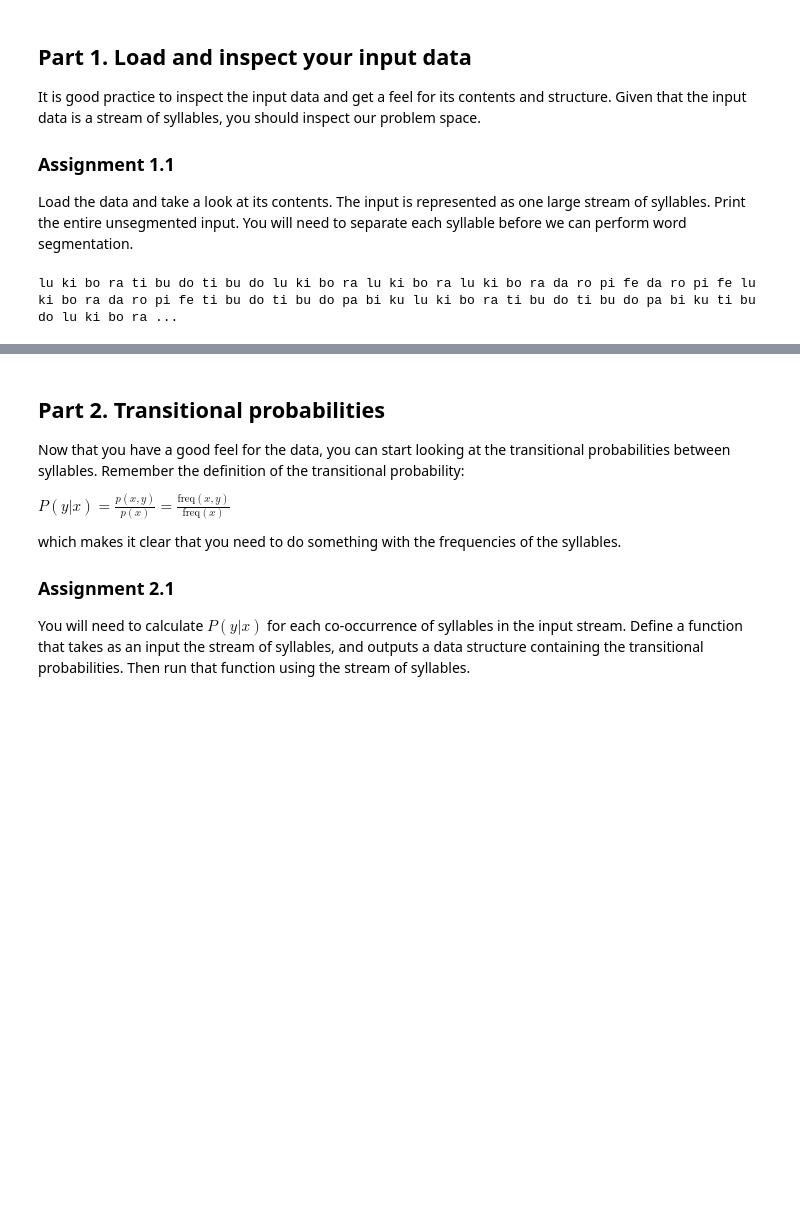
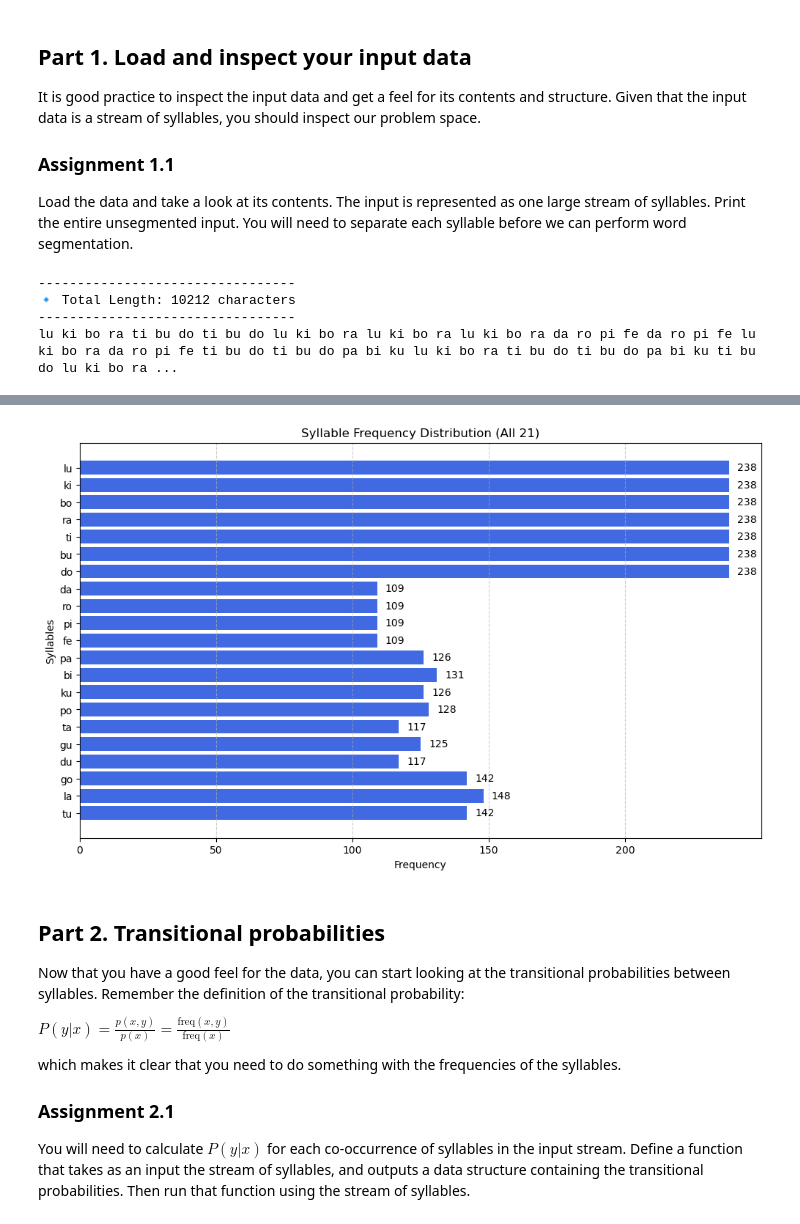
Before and after one commit to kooroshkz/Cognition_and_Computation, a Jupyter notebook: Project-2/language.ipynb, the cells around one changed output, grey strips where cells are left out. Drawn from its saved outputs; the diff is of its cells as text; code cells hidden in the pictures; blank space fills up the shorter version.

```diff
--- a/Project-2/language.ipynb
+++ b/Project-2/language.ipynb
@@ -39,9 +39,15 @@ Load the data and take a look at its contents. The input is represented as one l
 with open("input.txt") as f:
     rawdata = f.read()
 
-### your code
+
+print("-" * 33)
+print(f"🔹 Total Length: {len(rawdata)} characters")
+print("-" * 33)
 print(rawdata)
 # %% [output]
+---------------------------------
+🔹 Total Length: 10212 characters
+---------------------------------
 lu ki bo ra ti bu do ti bu do lu ki bo ra lu ki bo ra lu ki bo ra da ro pi fe da ro pi fe lu ki bo ra da ro pi fe ti bu do ti bu do pa bi ku lu ki bo ra ti bu do ti bu do pa bi ku ti bu do lu ki bo ra ...
 # %% [markdown]
 ### Assignment 1.2
@@ -54,3 +58,34 @@ Now, create a plot of all syllables in the input and their frequencies. It shoul
+# %%
+import matplotlib.pyplot as plt
+import collections
+
+# Split text into syllables and count frequencies
+syllables = rawdata.split()
+syllable_counts = collections.Counter(syllables)
+
+# Unpack syllables and their frequencies while keeping the original order
+syllable_labels = list(syllable_counts.keys())
+syllable_frequencies = [syllable_counts[syll] for syll in syllable_labels]
+
+N = len(syllable_labels)
+
+# Basic Horizontal Bar Chart
+plt.figure(figsize=(12, max(6, N / 3)))  # Adjust height dynamically
+bars = plt.barh(syllable_labels[:N], syllable_frequencies[:N], color="royalblue")
+
+# Add frequency labels on bars
+for bar, freq in zip(bars, syllable_frequencies[:N]):
+    plt.text(bar.get_width() + 3, bar.get_y() + bar.get_height() / 2, str(freq), va='center', fontsize=10)
+
+plt.gca().invert_yaxis()  # Invert y-axis for readability
+plt.xlabel("Frequency")
+plt.ylabel("Syllables")
+plt.title(f"Syllable Frequency Distribution (All {N})")
+plt.grid(axis="x", linestyle="--", alpha=0.6)
+
+plt.show()
+# %% [output]
+[figure, added]
 # %% [markdown]
 ## Part 2. Transitional probabilities
 
```
Also changed, not shown: parts of 1 cell of this notebook.
